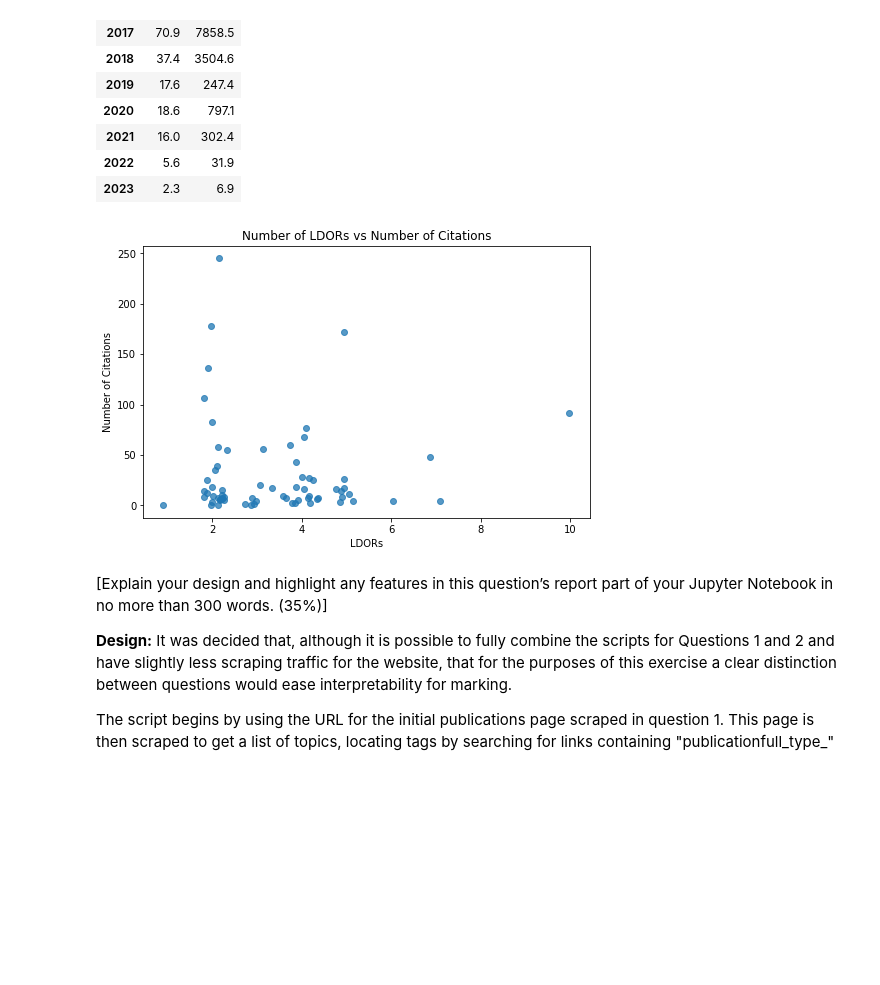
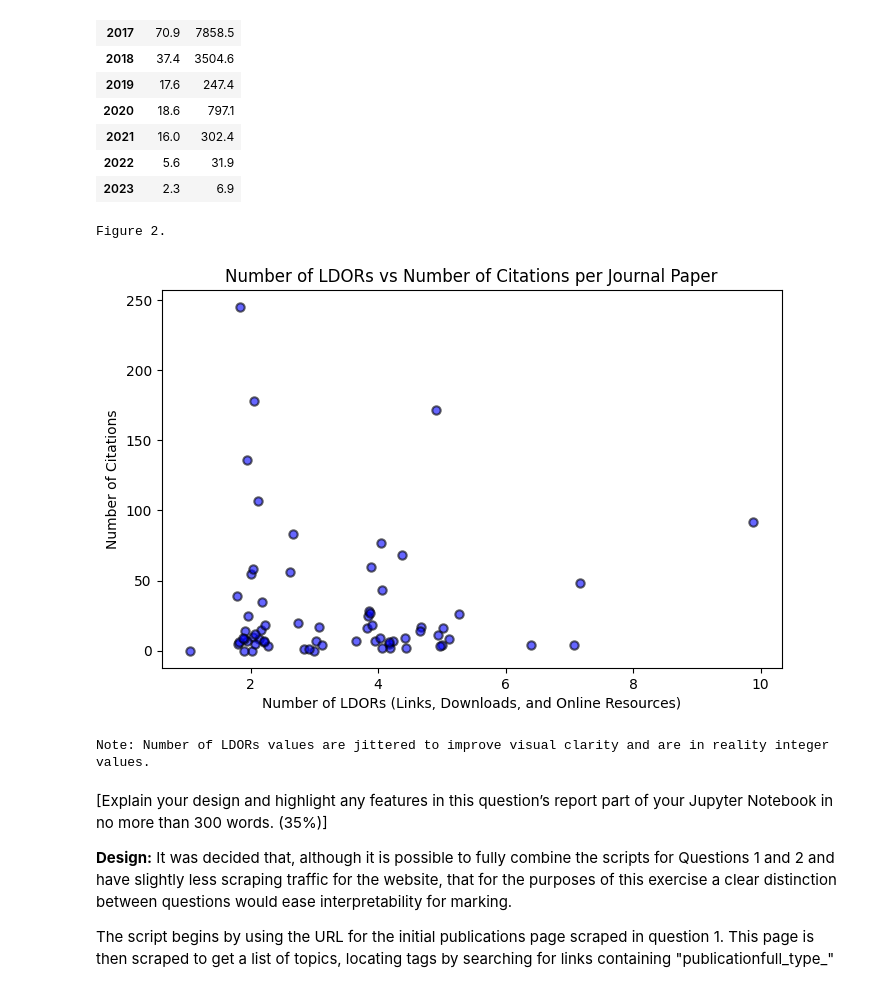
Before and after one commit to alasdair-breasley/pds-assignment, a Jupyter notebook: PDS_Assignment.ipynb, the cells around one changed output. Saved outputs shown, nothing was run; the diff lists cells and outputs as text; code cells hidden in the pictures; blank space fills up the shorter version.

Commit message:
Question 2 - Figure 2.

```diff
--- a/PDS_Assignment.ipynb
+++ b/PDS_Assignment.ipynb
@@ -573,19 +576,24 @@ citations_dataframe_fig1
 # %%
 # Figure 2
 
-np.random.seed(123)
+np.random.seed(123456789)
 
-plt.figure(figsize = (8, 5))
+plt.figure(figsize = (8, 5), dpi = 100)
 # Jitter the LDORs values to prevent overplotting
-plt.scatter(unique_journal_papers_dataframe["LDOR"] + np.random.normal(0, 0.15, size = unique_journal_papers_dataframe["LDOR"].shape),
-            unique_journal_papers_dataframe["Number of Citations"], alpha = 0.75)
-plt.title("Number of LDORs vs Number of Citations")
-plt.xlabel("LDORs")
+plt.scatter(unique_journal_papers_dataframe["LDOR"] + np.random.normal(0, 0.2, size = unique_journal_papers_dataframe["LDOR"].shape),
+            unique_journal_papers_dataframe["Number of Citations"], c = "blue", edgecolors = "black", linewidths = 1.5, alpha = 0.6)
+plt.title("Number of LDORs vs Number of Citations per Journal Paper")
+plt.xlabel("Number of LDORs (Links, Downloads, and Online Resources)")
 plt.ylabel("Number of Citations")
 
+print("Figure 2.")
 plt.show()
+
+print("Note: Number of LDORs values are jittered to improve visual clarity and are in reality integer values.")
 # %% [output]
+Figure 2.
-[figure, old version]
+[figure, new version]
+Note: Number of LDORs values are jittered to improve visual clarity and are in reality integer values.
 # %% [markdown]
 [Explain your design and highlight any features in this question’s report part of your Jupyter Notebook in no more than 300 words. (35%)]
 
```
Also changed, not shown: parts of 1 cell of this notebook.
